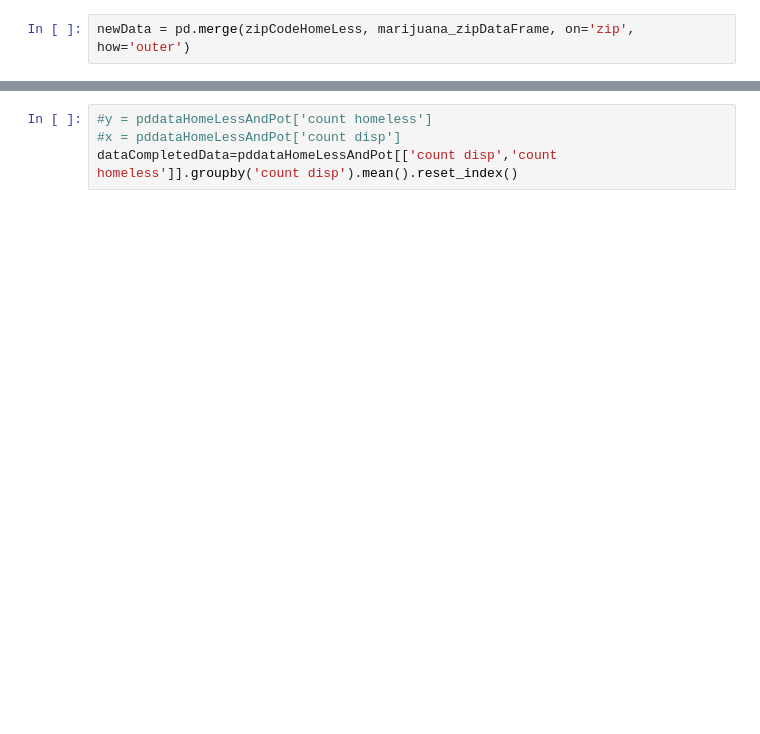
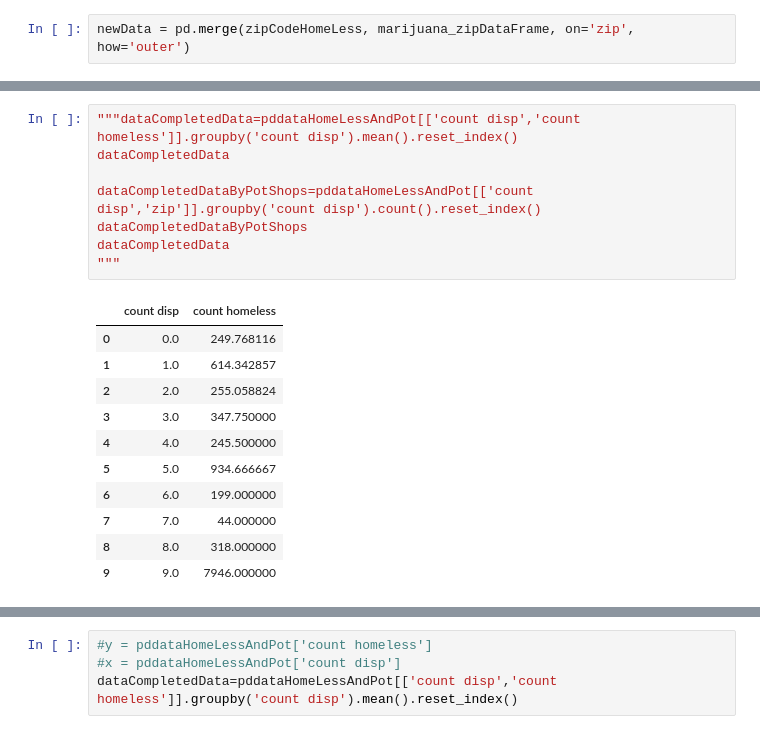
Before and after one commit to omkarkameshiyer/TeamBB4Project, a Jupyter notebook: CorrelationBetweenHomelessAndDispensary.ipynb, the cells around one changed output, grey strips where cells are left out. Cells and saved outputs as stored; diff of their text form; blank space fills up the shorter version.

```diff
--- a/CorrelationBetweenHomelessAndDispensary.ipynb
+++ b/CorrelationBetweenHomelessAndDispensary.ipynb
@@ -72,3 +82,23 @@ pddataHomeLessAndPot.columns = ['zip','count disp', 'count homeless']
+# %%
+"""dataCompletedData=pddataHomeLessAndPot[['count disp','count homeless']].groupby('count disp').mean().reset_index()
+dataCompletedData
+
+dataCompletedDataByPotShops=pddataHomeLessAndPot[['count disp','zip']].groupby('count disp').count().reset_index()
+dataCompletedDataByPotShops
+dataCompletedData
+"""
+# %% [output]
+|  | count disp | count homeless |
+| 0 | 0.0 | 249.768116 |
+| 1 | 1.0 | 614.342857 |
+| 2 | 2.0 | 255.058824 |
+| 3 | 3.0 | 347.750000 |
+| 4 | 4.0 | 245.500000 |
+| 5 | 5.0 | 934.666667 |
+| 6 | 6.0 | 199.000000 |
+| 7 | 7.0 | 44.000000 |
+| 8 | 8.0 | 318.000000 |
+| 9 | 9.0 | 7946.000000 |
 # %%
 """
 plt.figure(0)
```
Also changed, not shown: parts of 13 cells of this notebook.
